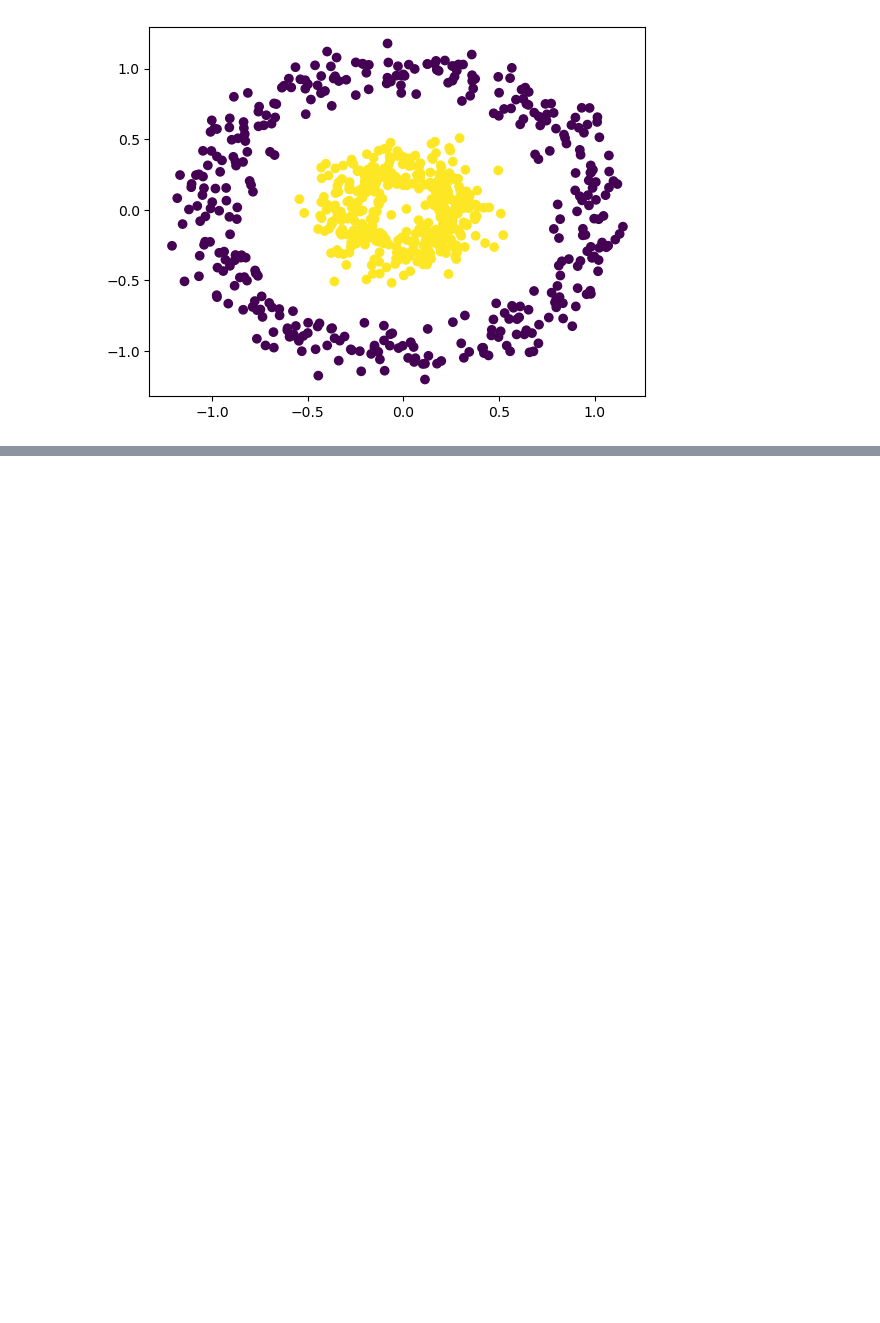
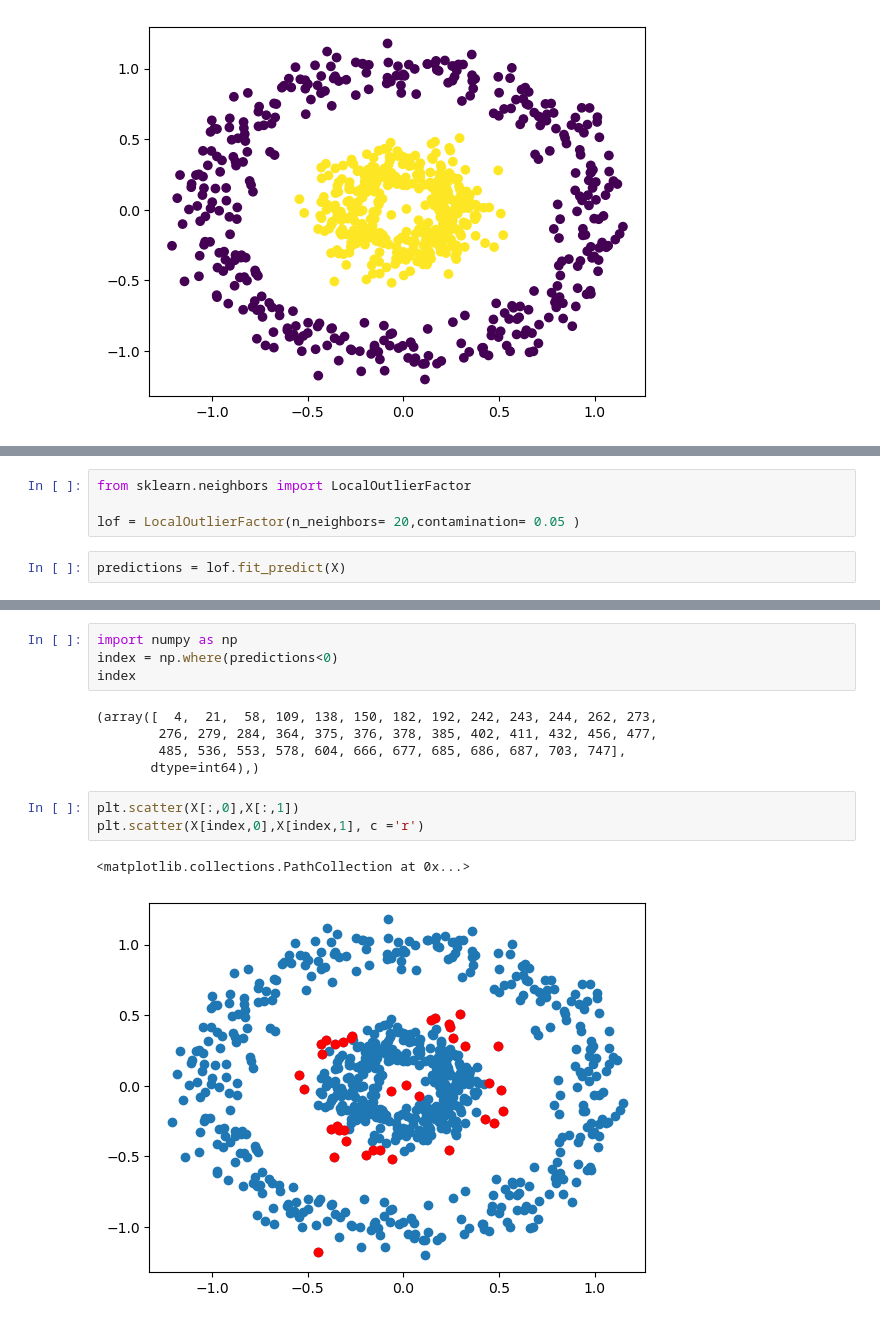
Before and after one commit to anmolzz-10/ML-Algorithms, a Jupyter notebook: Anomaly Detection/DBSCAN_implementation.ipynb, the cells around one changed output, grey strips where cells are left out. Saved outputs shown, nothing was run; the diff lists cells and outputs as text; blank space fills up the shorter version.

Commit message:
Added Local outlier factor

```diff
--- a/Anomaly Detection/DBSCAN_implementation.ipynb
+++ b/Anomaly Detection/DBSCAN_implementation.ipynb
@@ -88,0 +93,6 @@ plt.scatter(X[:,0],X[:,1],c=y)
+# %%
+from sklearn.neighbors import LocalOutlierFactor
+
+lof = LocalOutlierFactor(n_neighbors= 20,contamination= 0.05 )
+# %%
+predictions = lof.fit_predict(X)
@@ -88,0 +117,15 @@ plt.scatter(X[:,0],X[:,1],c=y)
+# %%
+import numpy as np
+index = np.where(predictions<0)
+index
+# %% [output]
+(array([  4,  21,  58, 109, 138, 150, 182, 192, 242, 243, 244, 262, 273,
+        276, 279, 284, 364, 375, 376, 378, 385, 402, 411, 432, 456, 477,
+        485, 536, 553, 578, 604, 666, 677, 685, 686, 687, 703, 747],
+       dtype=int64),)
+# %%
+plt.scatter(X[:,0],X[:,1])
+plt.scatter(X[index,0],X[index,1], c ='r')
+# %% [output]
+<matplotlib.collections.PathCollection at 0x...>
+[figure, added]
```
Also changed, not shown: parts of 4 cells of this notebook.
